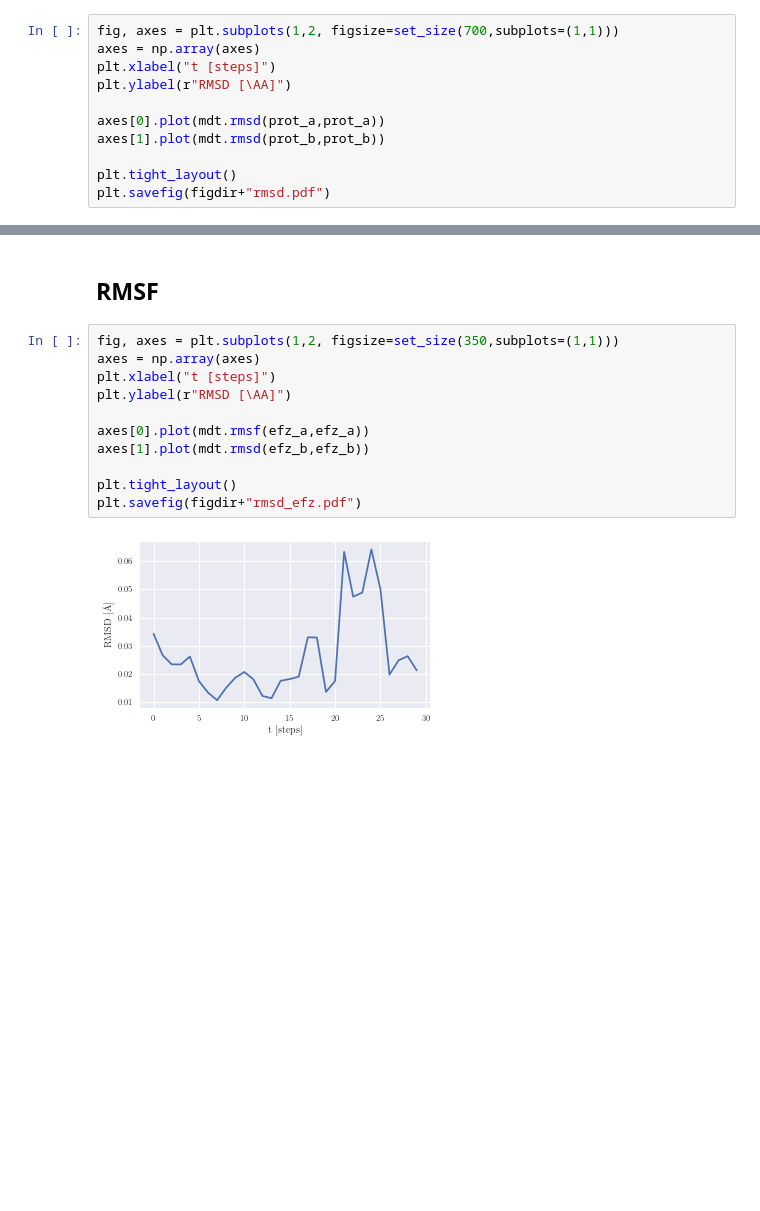
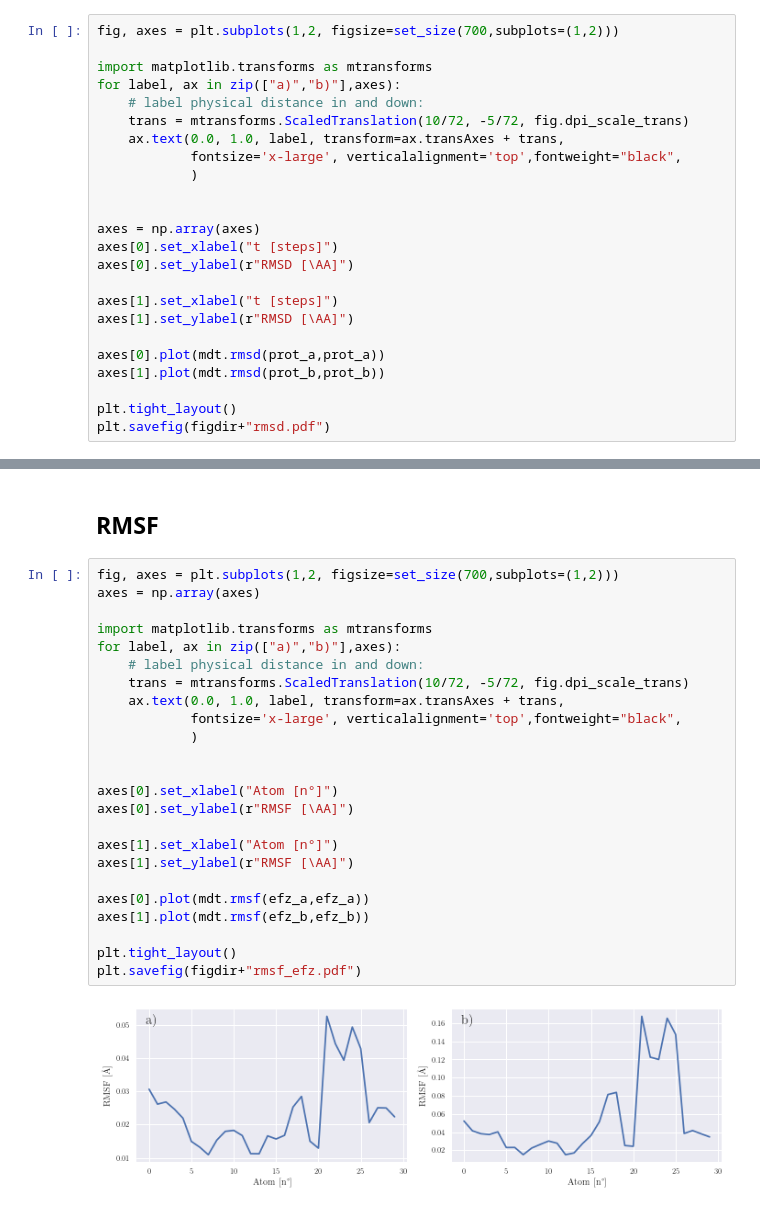
Before and after one commit to Confizolo/PoDProjects, a Jupyter notebook: MS/analysis.ipynb, the cells around one changed output, grey strips where cells are left out. Saved outputs shown, nothing was run; the diff lists cells and outputs as text; blank space fills up the shorter version.

```diff
--- a/MS/analysis.ipynb
+++ b/MS/analysis.ipynb
@@ -138,10 +173,23 @@ plt.savefig(figdir+"a_chain_act.pdf")
 # %% [markdown]
 ## RMSD
 # %%
-fig, axes = plt.subplots(1,2, figsize=set_size(700,subplots=(1,1)))
+fig, axes = plt.subplots(1,2, figsize=set_size(700,subplots=(1,2)))
+
+import matplotlib.transforms as mtransforms
+for label, ax in zip(["a)","b)"],axes):
+    # label physical distance in and down:
+    trans = mtransforms.ScaledTranslation(10/72, -5/72, fig.dpi_scale_trans)
+    ax.text(0.0, 1.0, label, transform=ax.transAxes + trans,
+            fontsize='x-large', verticalalignment='top',fontweight="black",
+            )
+
+
 axes = np.array(axes)
-plt.xlabel("t [steps]")
-plt.ylabel(r"RMSD [\AA]")
+axes[0].set_xlabel("t [steps]")
+axes[0].set_ylabel(r"RMSD [\AA]")
+
+axes[1].set_xlabel("t [steps]")
+axes[1].set_ylabel(r"RMSD [\AA]")
 
 axes[0].plot(mdt.rmsd(prot_a,prot_a))
 axes[1].plot(mdt.rmsd(prot_b,prot_b))
@@ -153,15 +201,28 @@ plt.savefig(figdir+"rmsd.pdf")
 # %% [markdown]
 ## RMSF
 # %%
-fig, axes = plt.subplots(1,2, figsize=set_size(350,subplots=(1,1)))
+fig, axes = plt.subplots(1,2, figsize=set_size(700,subplots=(1,2)))
 axes = np.array(axes)
-plt.xlabel("t [steps]")
-plt.ylabel(r"RMSD [\AA]")
+
+import matplotlib.transforms as mtransforms
+for label, ax in zip(["a)","b)"],axes):
+    # label physical distance in and down:
+    trans = mtransforms.ScaledTranslation(10/72, -5/72, fig.dpi_scale_trans)
+    ax.text(0.0, 1.0, label, transform=ax.transAxes + trans,
+            fontsize='x-large', verticalalignment='top',fontweight="black",
+            )
+
+
+axes[0].set_xlabel("Atom [n°]")
+axes[0].set_ylabel(r"RMSF [\AA]")
+
+axes[1].set_xlabel("Atom [n°]")
+axes[1].set_ylabel(r"RMSF [\AA]")
 
 axes[0].plot(mdt.rmsf(efz_a,efz_a))
-axes[1].plot(mdt.rmsd(efz_b,efz_b))
+axes[1].plot(mdt.rmsf(efz_b,efz_b))
 
 plt.tight_layout()
-plt.savefig(figdir+"rmsd_efz.pdf")
+plt.savefig(figdir+"rmsf_efz.pdf")
 # %% [output]
-[figure, old version]
+[figure, new version]
```
Also changed, not shown: parts of 10 cells of this notebook, 48 other files.
